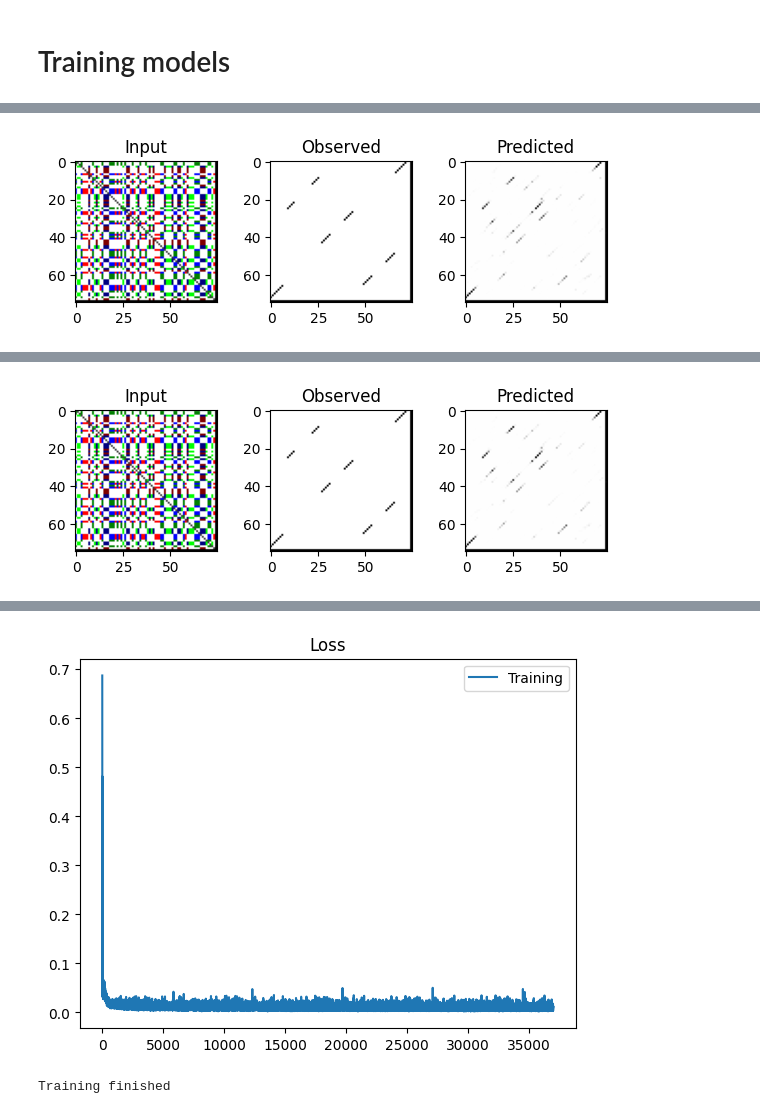
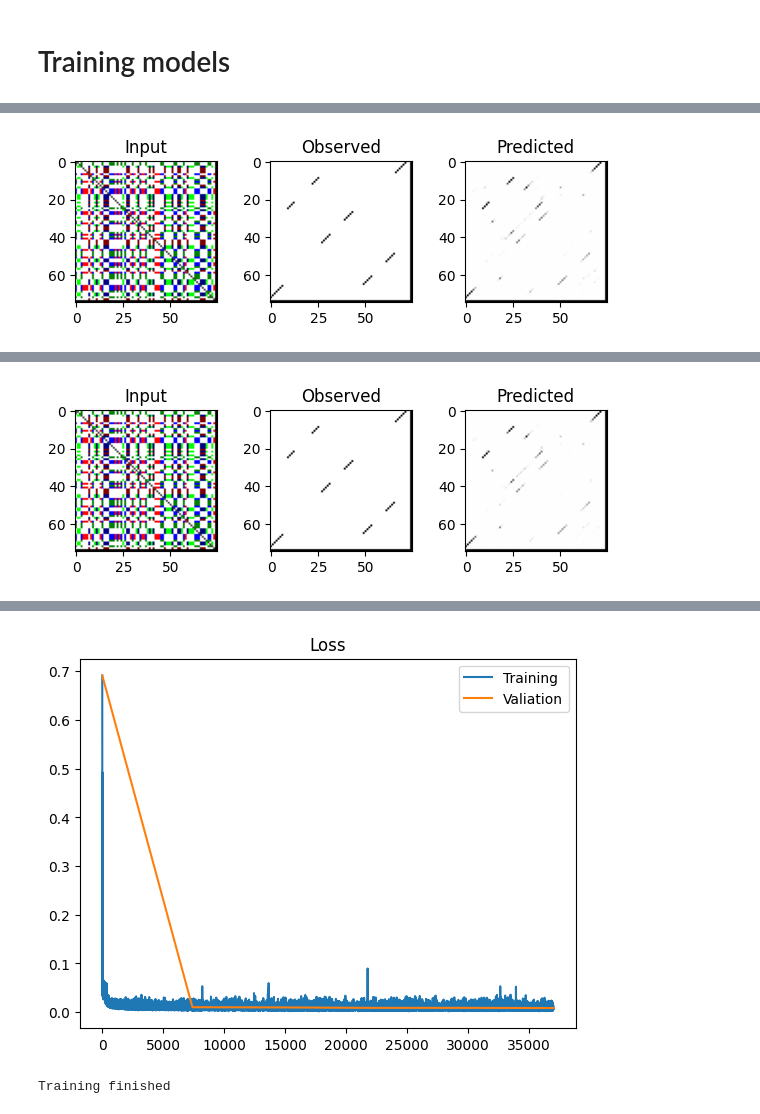
Before and after one commit to MEskerod/project_deeplearning_2023, a Jupyter notebook: deeplearning_project.ipynb, the cells around one changed output, grey strips where cells are left out. Saved outputs shown, nothing was run; the diff lists cells and outputs as text; code cells hidden in the pictures.

Commit message:
Added plots for validation loss

```diff
--- a/deeplearning_project.ipynb
+++ b/deeplearning_project.ipynb
@@ -445,7 +433,6 @@ def adam_optimizer(model, lr):
 # %% [markdown]
 ### Plots for training
 # %%
-import matplotlib.pyplot as plt
 def show_matrices(inputs, observed, predicted):
 
   fig, axs = plt.subplots(1, 3, figsize=(6,2))
@@ -463,13 +450,17 @@ def show_matrices(inputs, observed, predicted):
   plt.show()
 
 
-  def show_loss():
-    return
+def show_loss(train_time, train_loss, valid_time, valid_loss):
+  plt.figure()
+  plt.plot(train_time, train_loss, label = "Training")
+  plt.plot(valid_time, valid_loss, label = "Valiation")
+  plt.title("Loss")
+  plt.legend()
+  plt.show()
 # %% [markdown]
 ### Funcition for training
 # %%
-
-def fit_model(model, train_dataset, validation_dataset, optimizer = adam_optimizer, lr=0.01, bs=1, epochs=5):
+def fit_model(model, train_dataset, validation_dataset, loss_func = F.binary_cross_entropy, optimizer = adam_optimizer, lr=0.01, bs=1, epochs=5):
   train_dl = DataLoader(train_dataset, batch_size=bs)
   valid_dl = DataLoader(validation_dataset, batch_size=bs)
 
@@ -483,8 +474,14 @@ def fit_model(model, train_dataset, validation_dataset, optimizer = adam_optimiz
 
   t = 1 #To keep track of time
 
-  #See stats before starting
+  # Get initial validation loss and accuracy
+  model.eval()
+  with torch.no_grad():
+    valid_loss = sum(loss_func(model(input.cuda()), output.cuda()) for input, output in valid_dl) / len(valid_dl)
+    valid_loss_history.append(valid_loss.detach().cpu().numpy())
+    plot_time_valid.append(t)
 
+  #Train for a given number of epochs
   for epoch in range(epochs):
     running_loss = 0.0
     model.train()
@@ -497,7 +494,7 @@ def fit_model(model, train_dataset, validation_dataset, optimizer = adam_optimiz
       loss = loss_func(predicted, output.cuda())
       train_loss_history.append(loss.detach().cpu().numpy())
       plot_time_train.append(t)
-      t += 1 #Maybe wait to validation?
+      t += 1
 
       # Backpropagation, optimization and zeroing the gradients
       loss.backward()
@@ -506,26 +503,27 @@ def fit_model(model, train_dataset, validation_dataset, optimizer = adam_optimiz
 
       running_loss += loss.item()
 
+    #Validation loss (only after each epoch)
+    model.eval()
+    with torch.no_grad():
+      valid_loss = sum(loss_func(model(input.cuda()), output.cuda()) for input, output in valid_dl)/len(valid_dl)
+      valid_loss_history.append(valid_loss.detach().cpu().numpy())
+      plot_time_valid.append(t-1)
+
     show_matrices(input, output, predicted)
 
 
     print(f"Epoch [{epoch + 1}/{epochs}], Loss: {round(running_loss / len(train_dl),4)}")
 
   #Loss plot
-  plt.figure()
-  plt.plot(plot_time_train, train_loss_history, label = "Training")
-  plt.title("Loss")
-  plt.legend()
-  plt.show()
+  show_loss(plot_time_train, train_loss_history, plot_time_valid, valid_loss_history)
 # %% [markdown]
 # Training models
 # %%
 %matplotlib inline
-import torch.nn.functional as F
 
 num_input_channels = 8
 cae = RNASecondaryStructureCAE(num_input_channels).cuda()
-loss_func = F.binary_cross_entropy
 
 fit_model(cae, train_dataset, validation_dataset)
 
@@ -544,2 +542,2 @@ Epoch [5/5], Loss: 0.0094
-[figure, old version]
+[figure, new version]
 Training finished
```
Also changed, not shown: parts of 15 cells of this notebook.
